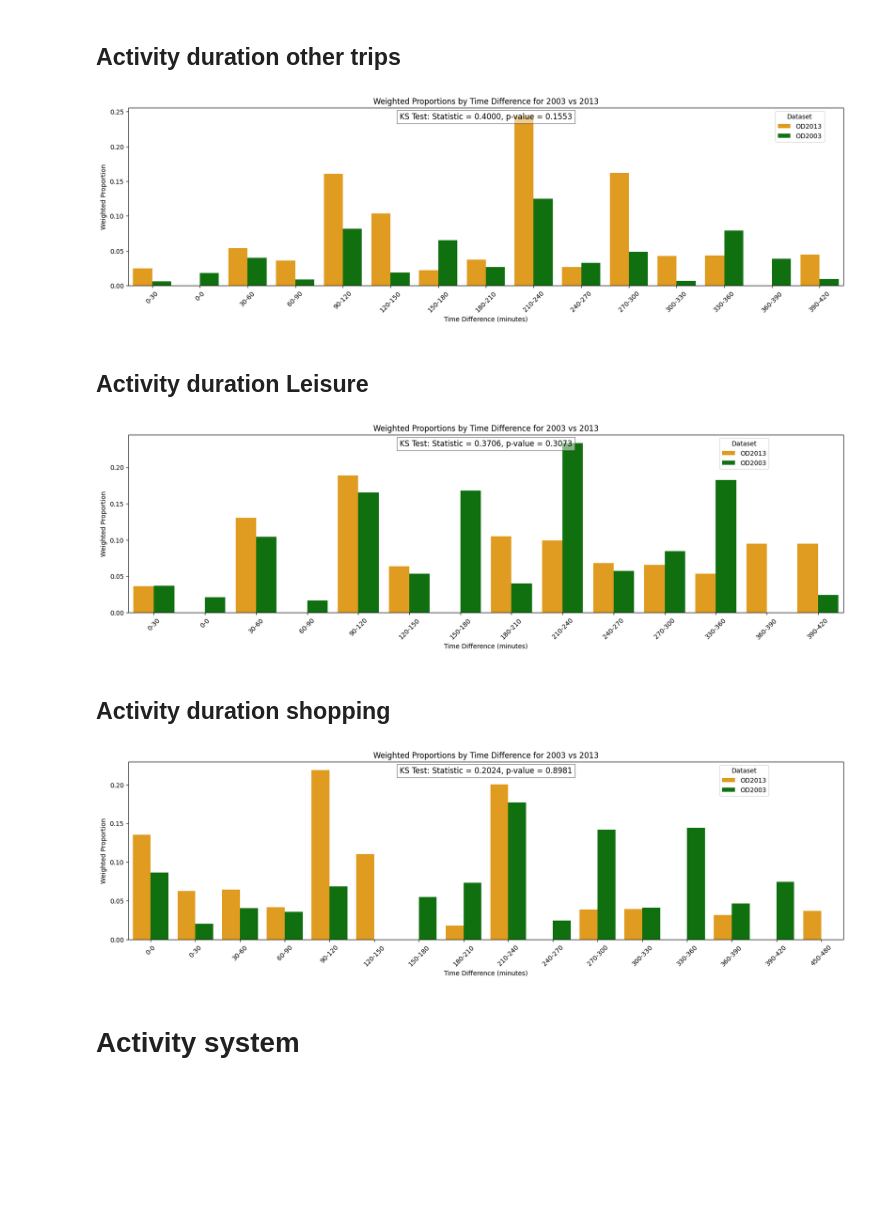
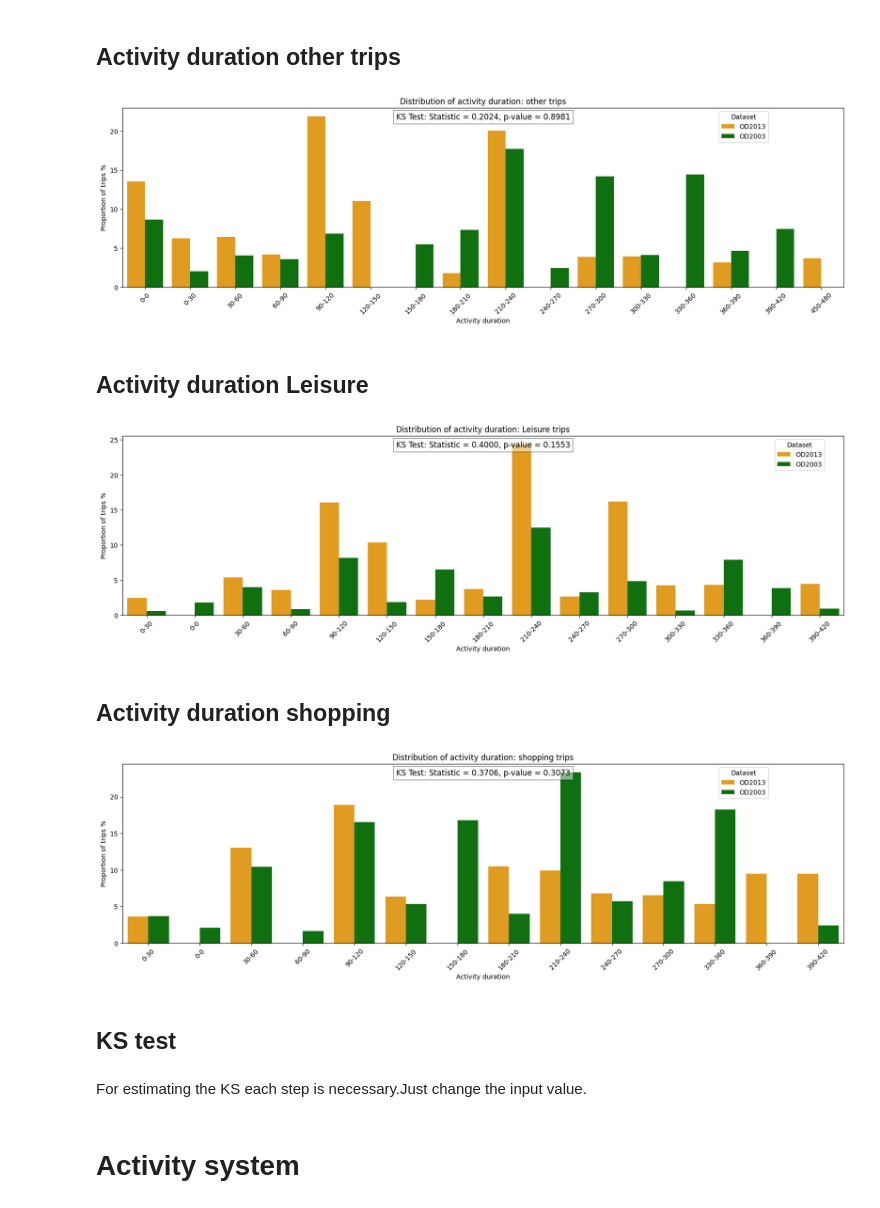
Before and after one commit to Slmaking/OD-matrix-transport-, a Jupyter notebook: OD_matrix.ipynb, the cells around one changed output. Saved outputs shown, nothing was run; the diff lists cells and outputs as text; code cells hidden in the pictures; blank space fills up the shorter version.

```diff
--- a/OD_matrix.ipynb
+++ b/OD_matrix.ipynb
@@ -1329,8 +1478,8 @@ time_diffs1_rounded = time_diffs1.apply(round_to_nearest_30)
 time_diffs2_rounded = time_diffs2.apply(round_to_nearest_30)
 
 # Merge time_diffs with the original DataFrame
-merged_df1 = od13_mtcentre_w20_25f4.merge(time_diffs1_rounded, left_on='person', right_index=True)
-merged_df2 = od03_mtcentre_w20_25f4.merge(time_diffs2_rounded, left_on='person', right_index=True)
+merged_df1 = od13_mtcentre_w20_25f6.merge(time_diffs1_rounded, left_on='person', right_index=True)
+merged_df2 = od03_mtcentre_w20_25f6.merge(time_diffs2_rounded, left_on='person', right_index=True)
 
 # Group by time difference and calculate weighted sum
 grouped_sum1 = merged_df1.groupby('DEPARTURE_y')['FACPER'].sum()
@@ -1370,6 +1519,7 @@ grouped_proportions_df2 = grouped_proportions_df2.sort_values('Time_Difference_S
 combined_proportions_df = pd.concat([grouped_proportions_df1, grouped_proportions_df2])
 combined_proportions_df = combined_proportions_df.sort_values('Time_Difference_Sort')
 
+combined_proportions_df['Weighted_Proportion']=combined_proportions_df['Weighted_Proportion']*100
 
 # Plotting
 plt.figure(figsize=(20, 5))
@@ -1382,15 +1532,15 @@ plt.text(0.5, 0.95, f'KS Test: Statistic = {ks_statistic:.4f}, p-value = {ks_p_v
          transform=plt.gca().transAxes, fontsize=12, bbox=dict(facecolor='white', alpha=0.5))
 
 # Set title and labels
-plt.title('Weighted Proportions by Time Difference for 2003 vs 2013')
-plt.xlabel('Time Difference (minutes)')
-plt.ylabel('Weighted Proportion')
+plt.title('Distribution of activity duration: other trips')
+plt.xlabel('Activity duration')
+plt.ylabel('Proportion of trips %')
 plt.xticks(rotation=45)
 
 plt.legend(title='Dataset',bbox_to_anchor=(0.9, 1))
 plt.show()
 # %% [output]
-[figure, old version]
+[figure, new version]
 # %% [markdown]
 ## Activity duration Leisure
 # %%
@@ -1432,8 +1582,8 @@ time_diffs1_rounded = time_diffs1.apply(round_to_nearest_30)
 time_diffs2_rounded = time_diffs2.apply(round_to_nearest_30)
 
 # Merge time_diffs with the original DataFrame
-merged_df1 = od13_mtcentre_w20_25f5.merge(time_diffs1_rounded, left_on='person', right_index=True)
-merged_df2 = od03_mtcentre_w20_25f5.merge(time_diffs2_rounded, left_on='person', right_index=True)
+merged_df1 = od13_mtcentre_w20_25f4.merge(time_diffs1_rounded, left_on='person', right_index=True)
+merged_df2 = od03_mtcentre_w20_25f4.merge(time_diffs2_rounded, left_on='person', right_index=True)
 
 # Group by time difference and calculate weighted sum
 grouped_sum1 = merged_df1.groupby('DEPARTURE_y')['FACPER'].sum()
@@ -1473,6 +1623,7 @@ grouped_proportions_df2 = grouped_proportions_df2.sort_values('Time_Difference_S
 combined_proportions_df = pd.concat([grouped_proportions_df1, grouped_proportions_df2])
 combined_proportions_df = combined_proportions_df.sort_values('Time_Difference_Sort')
 
+combined_proportions_df['Weighted_Proportion']=combined_proportions_df['Weighted_Proportion']*100
 
 # Plotting
 plt.figure(figsize=(20, 5))
@@ -1485,15 +1636,15 @@ plt.text(0.5, 0.95, f'KS Test: Statistic = {ks_statistic:.4f}, p-value = {ks_p_v
          transform=plt.gca().transAxes, fontsize=12, bbox=dict(facecolor='white', alpha=0.5))
 
 # Set title and labels
-plt.title('Weighted Proportions by Time Difference for 2003 vs 2013')
-plt.xlabel('Time Difference (minutes)')
-plt.ylabel('Weighted Proportion')
+plt.title('Distribution of activity duration: Leisure trips')
+plt.xlabel('Activity duration')
+plt.ylabel('Proportion of trips %')
 plt.xticks(rotation=45)
 
 plt.legend(title='Dataset',bbox_to_anchor=(0.9, 1))
 plt.show()
 # %% [output]
-[figure, old version]
+[figure, new version]
 # %% [markdown]
 ## Activity duration shopping
 # %%
@@ -1535,8 +1686,8 @@ time_diffs1_rounded = time_diffs1.apply(round_to_nearest_30)
 time_diffs2_rounded = time_diffs2.apply(round_to_nearest_30)
 
 # Merge time_diffs with the original DataFrame
-merged_df1 = od13_mtcentre_w20_25f6.merge(time_diffs1_rounded, left_on='person', right_index=True)
-merged_df2 = od03_mtcentre_w20_25f6.merge(time_diffs2_rounded, left_on='person', right_index=True)
+merged_df1 = od13_mtcentre_w20_25f5.merge(time_diffs1_rounded, left_on='person', right_index=True)
+merged_df2 = od03_mtcentre_w20_25f5.merge(time_diffs2_rounded, left_on='person', right_index=True)
 
 # Group by time difference and calculate weighted sum
 grouped_sum1 = merged_df1.groupby('DEPARTURE_y')['FACPER'].sum()
@@ -1566,34 +1717,39 @@ def custom_sort(time_diff):
 
 # Apply the custom sorting to your DataFrames
 grouped_proportions_df1['Time_Difference_Sort'] = grouped_proportions_df1['Time_Difference'].apply(custom_sort)
 grouped_proportions_df2['Time_Difference_Sort'] = grouped_proportions_df2['Time_Difference'].apply(custom_sort)
 
 # Sort the DataFrames based on the new sorting column
 grouped_proportions_df1 = grouped_proportions_df1.sort_values('Time_Difference_Sort')
 grouped_proportions_df2 = grouped_proportions_df2.sort_values('Time_Difference_Sort')
 
 # Combine the two DataFrames again
 combined_proportions_df = pd.concat([grouped_proportions_df1, grouped_proportions_df2])
 combined_proportions_df = combined_proportions_df.sort_values('Time_Difference_Sort')
 
+combined_proportions_df['Weighted_Proportion']=combined_proportions_df['Weighted_Proportion']*100
 
 # Plotting
 plt.figure(figsize=(20, 5))
 sns.barplot(data=combined_proportions_df, x='Time_Difference', y='Weighted_Proportion', hue='Dataset', palette={'OD2013': 'orange', 'OD2003': 'green'})
 # Perform KS Test
 ks_statistic, ks_p_value = ks_2samp(grouped_proportions_df1['Weighted_Proportion'], grouped_proportions_df2['Weighted_Proportion'])
 # Annotate plot with KS Test result
 plt.text(0.5, 0.95, f'KS Test: Statistic = {ks_statistic:.4f}, p-value = {ks_p_value:.4g}',
          horizontalalignment='center', verticalalignment='center',
          transform=plt.gca().transAxes, fontsize=12, bbox=dict(facecolor='white', alpha=0.5))
 
 # Set title and labels
-plt.title('Weighted Proportions by Time Difference for 2003 vs 2013')
-plt.xlabel('Time Difference (minutes)')
-plt.ylabel('Weighted Proportion')
+plt.title('Distribution of activity duration: shopping trips')
+plt.xlabel('Activity duration')
+plt.ylabel('Proportion of trips %')
 plt.xticks(rotation=45)
 
 plt.legend(title='Dataset',bbox_to_anchor=(0.9, 1))
 plt.show()
 # %% [output]
-[figure, old version]
+[figure, new version]
+# %% [markdown]
+## KS test
+# %% [markdown]
+For estimating the KS each step is necessary.Just change the input value.
```
Also changed, not shown: parts of 59 cells of this notebook.
